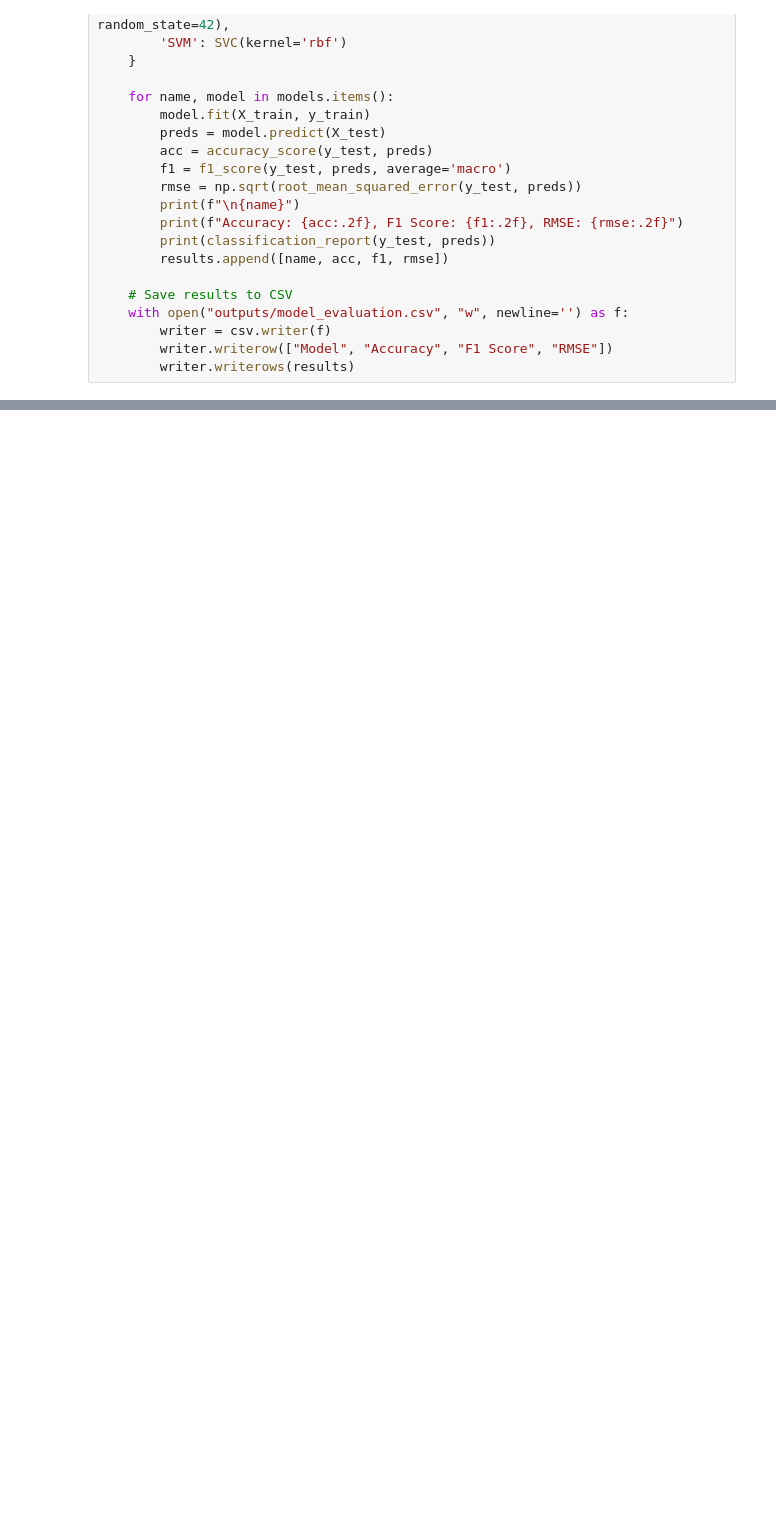
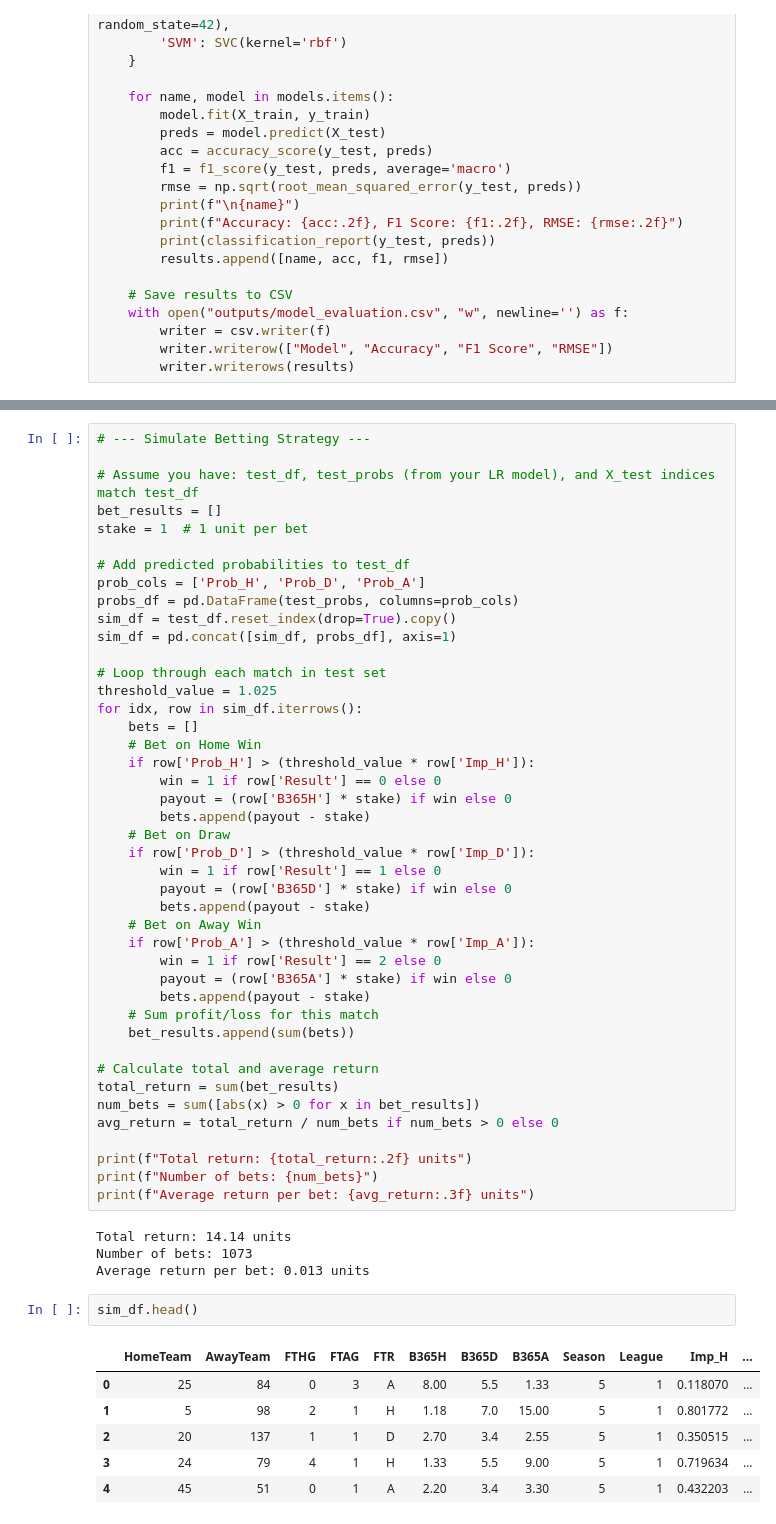
Before and after one commit to tarintrader/ml-football-project, a Jupyter notebook: football_ml_pipeline.ipynb, the cells around one changed output, grey strips where cells are left out. Saved outputs shown, nothing was run; the diff lists cells and outputs as text; blank space fills up the shorter version.

Commit message:
Added betting simulation

```diff
--- a/football_ml_pipeline.ipynb
+++ b/football_ml_pipeline.ipynb
@@ -197,0 +218,56 @@ weighted avg       0.40      0.50      0.40      1752
+# %%
+# --- Simulate Betting Strategy ---
+
+# Assume you have: test_df, test_probs (from your LR model), and X_test indices match test_df
+bet_results = []
+stake = 1  # 1 unit per bet
+
+# Add predicted probabilities to test_df
+prob_cols = ['Prob_H', 'Prob_D', 'Prob_A']
+probs_df = pd.DataFrame(test_probs, columns=prob_cols)
+sim_df = test_df.reset_index(drop=True).copy()
+sim_df = pd.concat([sim_df, probs_df], axis=1)
+
+# Loop through each match in test set
+threshold_value = 1.025
+for idx, row in sim_df.iterrows():
+    bets = []
+    # Bet on Home Win
+    if row['Prob_H'] > (threshold_value * row['Imp_H']):
+        win = 1 if row['Result'] == 0 else 0
+        payout = (row['B365H'] * stake) if win else 0
+        bets.append(payout - stake)
+    # Bet on Draw
+    if row['Prob_D'] > (threshold_value * row['Imp_D']):
+        win = 1 if row['Result'] == 1 else 0
+        payout = (row['B365D'] * stake) if win else 0
+        bets.append(payout - stake)
+    # Bet on Away Win
+    if row['Prob_A'] > (threshold_value * row['Imp_A']):
+        win = 1 if row['Result'] == 2 else 0
+        payout = (row['B365A'] * stake) if win else 0
+        bets.append(payout - stake)
+    # Sum profit/loss for this match
+    bet_results.append(sum(bets))
+
+# Calculate total and average return
+total_return = sum(bet_results)
+num_bets = sum([abs(x) > 0 for x in bet_results])
+avg_return = total_return / num_bets if num_bets > 0 else 0
+
+print(f"Total return: {total_return:.2f} units")
+print(f"Number of bets: {num_bets}")
+print(f"Average return per bet: {avg_return:.3f} units")
+# %% [output]
+Total return: 14.14 units
+Number of bets: 1073
+Average return per bet: 0.013 units
+# %%
+sim_df.head()
+# %% [output]
+|  | HomeTeam | AwayTeam | FTHG | FTAG | FTR | B365H | B365D | B365A | Season | League | Imp_H | ... |
+| 0 | 25 | 84 | 0 | 3 | A | 8.00 | 5.5 | 1.33 | 5 | 1 | 0.118070 | ... |
+| 1 | 5 | 98 | 2 | 1 | H | 1.18 | 7.0 | 15.00 | 5 | 1 | 0.801772 | ... |
+| 2 | 20 | 137 | 1 | 1 | D | 2.70 | 3.4 | 2.55 | 5 | 1 | 0.350515 | ... |
+| 3 | 24 | 79 | 4 | 1 | H | 1.33 | 5.5 | 9.00 | 5 | 1 | 0.719634 | ... |
+| 4 | 45 | 51 | 0 | 1 | A | 2.20 | 3.4 | 3.30 | 5 | 1 | 0.432203 | ... |
```
Also changed, not shown: parts of 3 cells of this notebook.
